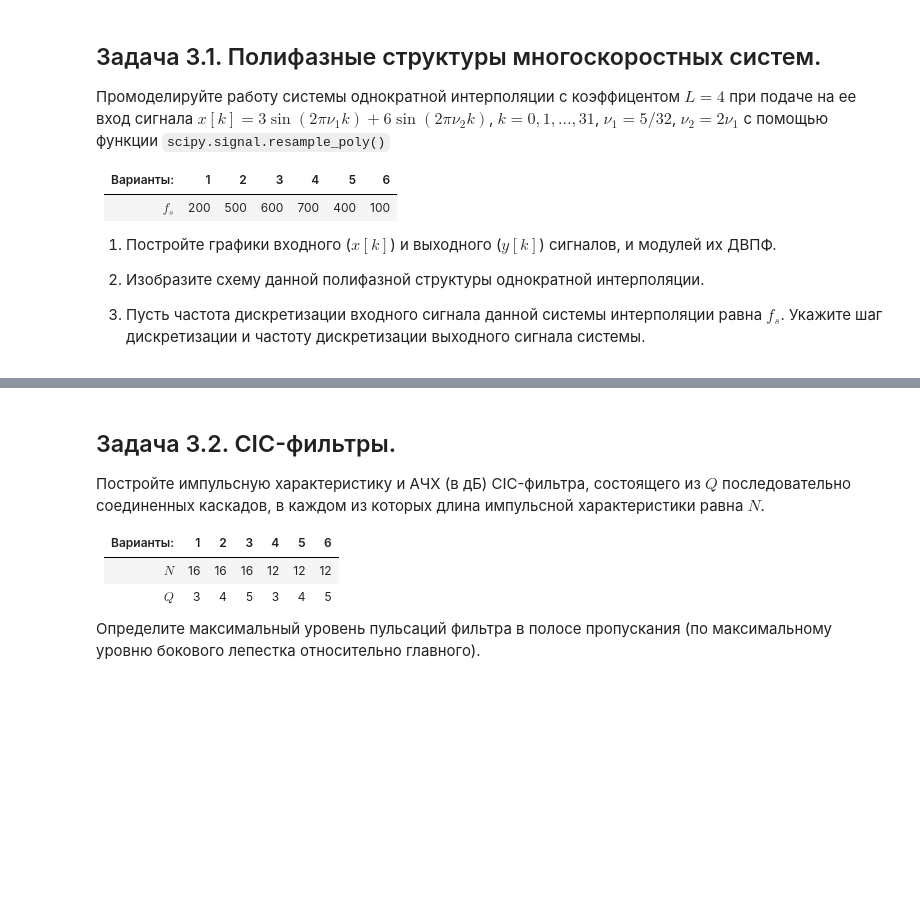
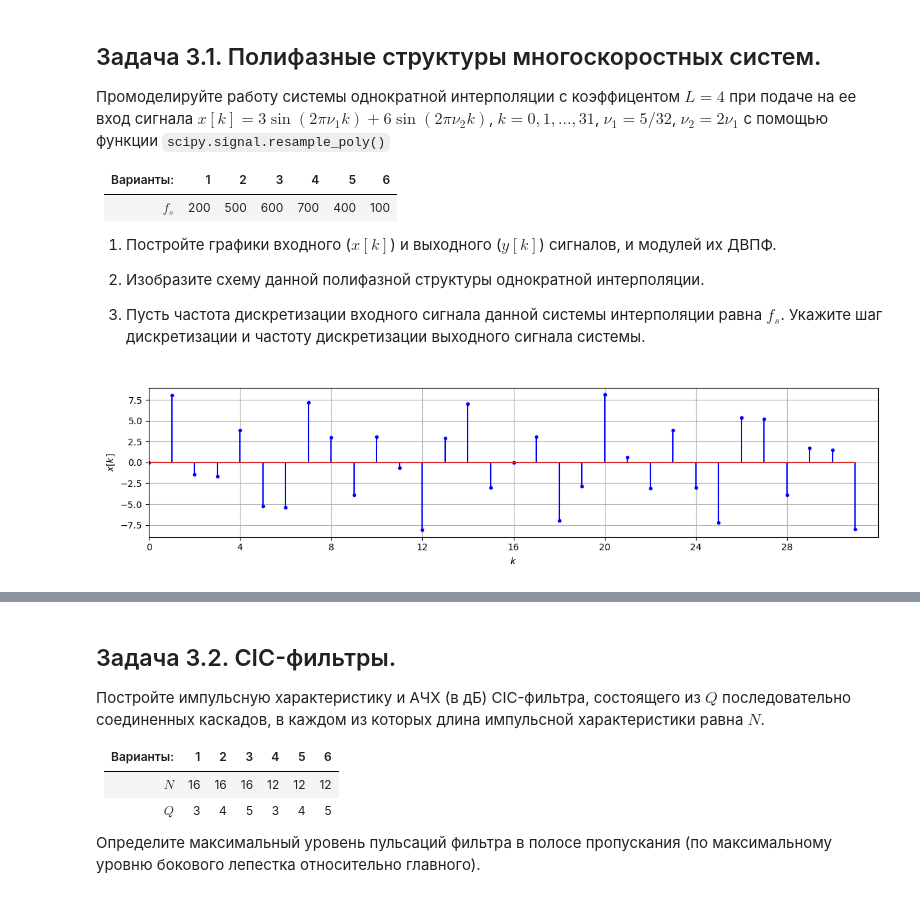
Before and after one commit to derzhavin3016/DSP-labs, a Jupyter notebook: lab6/dsp_lab6.ipynb, the cells around one changed output, grey strips where cells are left out. Drawn from its saved outputs; the diff is of its cells as text; code cells hidden in the pictures; blank space fills up the shorter version.

```diff
--- a/lab6/dsp_lab6.ipynb
+++ b/lab6/dsp_lab6.ipynb
@@ -599,3 +599,25 @@ plt.show()
 2) Изобразите схему данной полифазной структуры однократной интерполяции.
 
 3) Пусть частота дискретизации входного сигнала данной системы интерполяции равна $f_s$. Укажите шаг дискретизации и частоту дискретизации выходного сигнала системы.
+# %%
+fs = 500
+L, N = 4, 32
+nu1 = 5 / N
+nu2 = 2 * nu1
+f1 = nu1 * fs
+f2 = nu2 * fs
+k = np.arange(N)
+x = 3 * np.sin(2 * np.pi * nu1 * k) + 6 * np.sin(2 * np.pi * nu2 * k)
+y = signal.resample_poly(x, up=L, down=1)
+# %%
+plt.figure(figsize=[12, 3])
+k = np.arange(x.size)
+plt.stem(k, x, "b", markerfmt="b.")
+plt.grid()
+plt.xticks(k[::L])
+plt.xlim([0, x.size])
+plt.xlabel("$k$")
+plt.ylabel("$x[k]$")
+plt.tight_layout()
+# %% [output]
+[figure, added]
```
Also changed, not shown: parts of 5 cells of this notebook.
